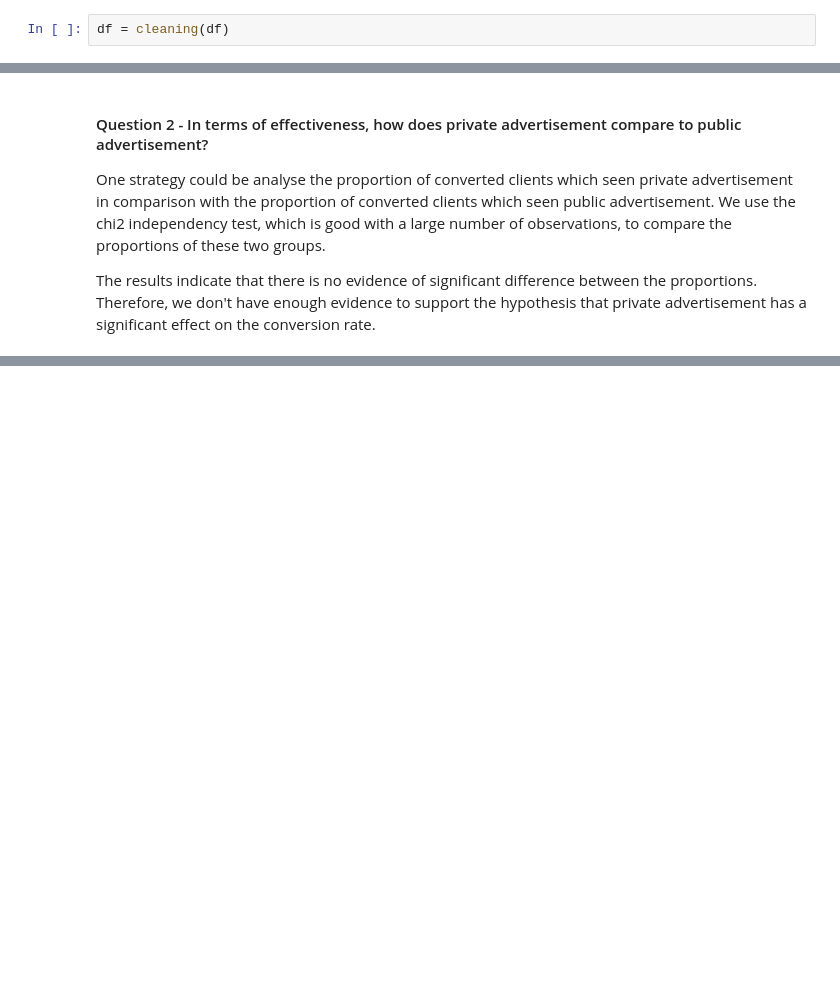
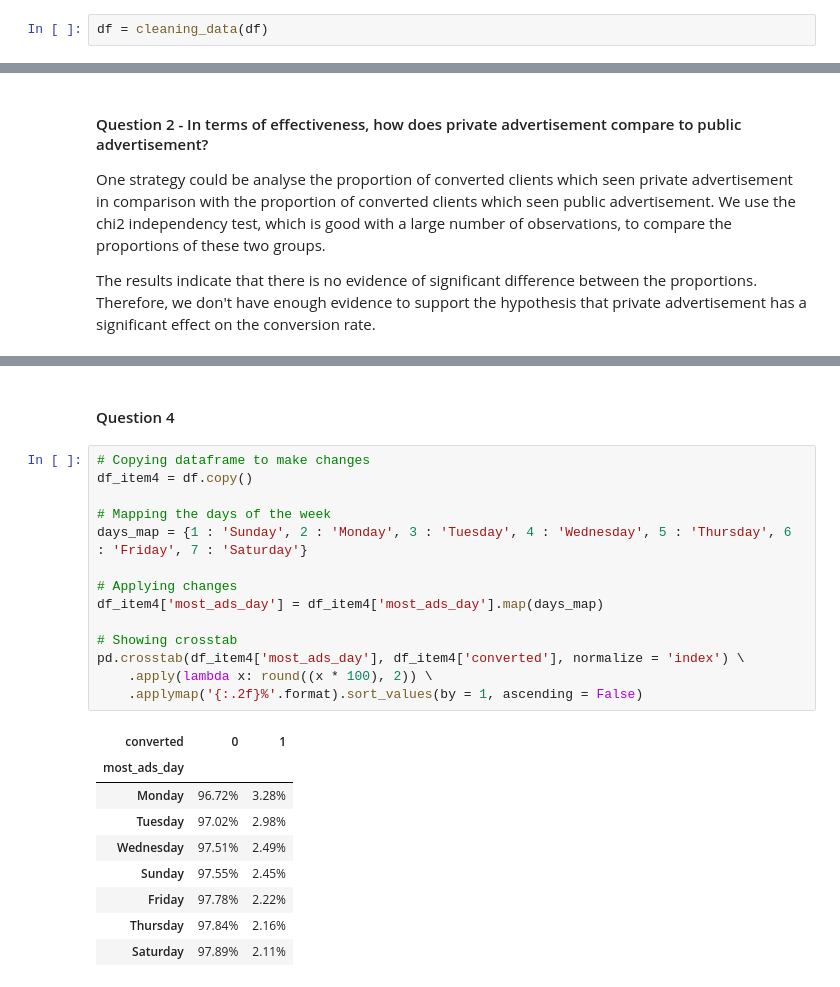
Before and after one commit to tharikf/AB_Tests, a Jupyter notebook: AB_tests_script.ipynb, the cells around one changed output, grey strips where cells are left out. Cells and saved outputs as stored; diff of their text form; blank space fills up the shorter version.

```diff
--- a/AB_tests_script.ipynb
+++ b/AB_tests_script.ipynb
@@ -36,7 +35,7 @@ df = pd.read_csv('marketing_AB.csv')
 # %% [markdown]
 #### Cleaning Data
 # %%
-df = cleaning(df)
+df = cleaning_data(df)
 # %% [markdown]
 #### Descriptive Analysis
 
@@ -158,0 +163,26 @@ converted_by_group(df, 'most_ads_day')
+# %% [markdown]
+#### Question 4
+# %%
+# Copying dataframe to make changes
+df_item4 = df.copy()
+
+# Mapping the days of the week
+days_map = {1 : 'Sunday', 2 : 'Monday', 3 : 'Tuesday', 4 : 'Wednesday', 5 : 'Thursday', 6 : 'Friday', 7 : 'Saturday'}
+
+# Applying changes
+df_item4['most_ads_day'] = df_item4['most_ads_day'].map(days_map)
+
+# Showing crosstab
+pd.crosstab(df_item4['most_ads_day'], df_item4['converted'], normalize = 'index') \
+    .apply(lambda x: round((x * 100), 2)) \
+    .applymap('{:.2f}%'.format).sort_values(by = 1, ascending = False)
+# %% [output]
+| converted | 0 | 1 |
+| most_ads_day |  |  |
+| Monday | 96.72% | 3.28% |
+| Tuesday | 97.02% | 2.98% |
+| Wednesday | 97.51% | 2.49% |
+| Sunday | 97.55% | 2.45% |
+| Friday | 97.78% | 2.22% |
+| Thursday | 97.84% | 2.16% |
+| Saturday | 97.89% | 2.11% |
```
Also changed, not shown: parts of 11 cells of this notebook, 9 other files.
